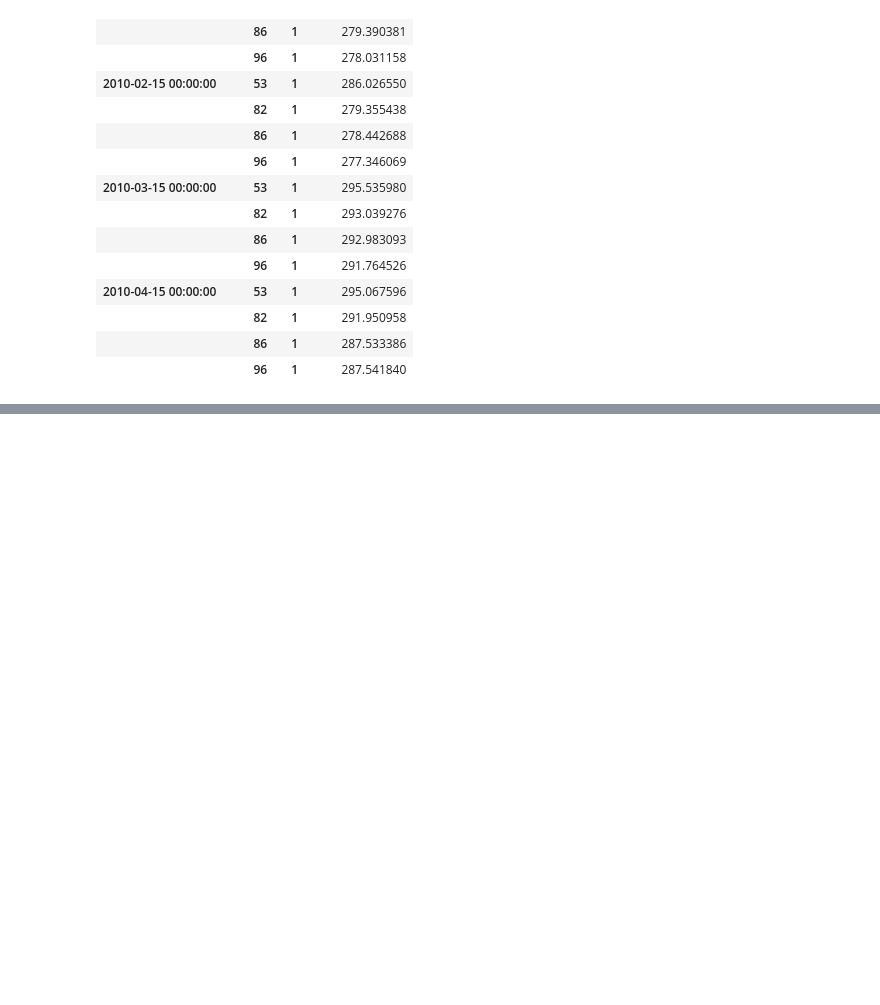
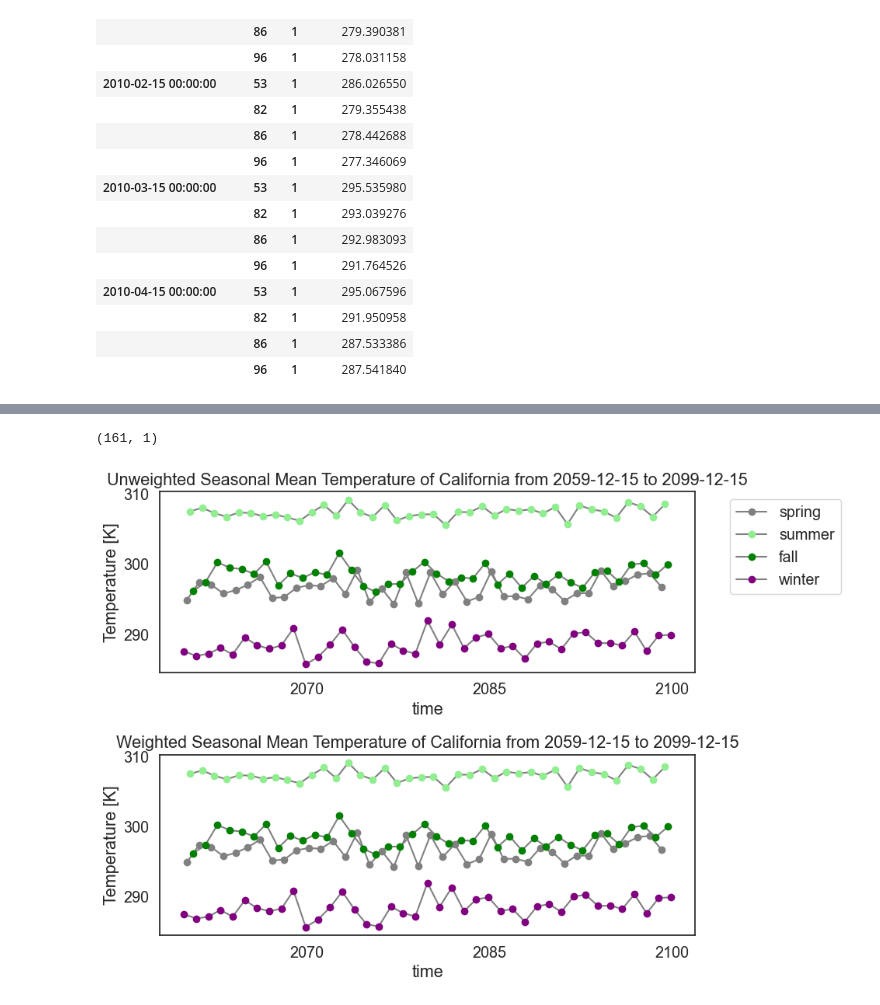
Before and after one commit to francescofustinoni/earthlab, a Jupyter notebook: hierarchical-data/NetCDF4CaliforniaClimateAnalysis.ipynb, the cells around one changed output, grey strips where cells are left out. Saved outputs shown, nothing was run; the diff lists cells and outputs as text; code cells hidden in the pictures; blank space fills up the shorter version.

```diff
--- a/hierarchical-data/NetCDF4CaliforniaClimateAnalysis.ipynb
+++ b/hierarchical-data/NetCDF4CaliforniaClimateAnalysis.ipynb
@@ -177,0 +280,41 @@ two_months_west_coast.groupby('region').mean(['lat', 'lon']).to_dataframe()
+# %%
+# Weighted Summary by Season
+
+# Calculate the number of days per month
+month_lenght = cali_temp_masked.time.dt.days_in_month
+
+# Weighted mean
+cali_weighted_mean = ((cali_temp_masked * month_lenght).resample(time='QS-DEC').sum() / month_lenght.resample(time='QS-DEC').sum())
+# Convert the 0 into Nan
+cali_weighted_mean = cali_weighted_mean.where(cali_weighted_mean)
+# Seasonal values for California
+cali_weighted_seasonal_value = cali_weighted_mean.groupby('time').mean(['lat', 'lon'])
+cali_weighted_seasonal_value.shape
+# %% [output]
+(161, 1)
+# %%
+# Plot the data by season compared with the UnWeighted ones
+f, (ax1, ax2) = plt.subplots(2, 1, figsize=(10, 7), sharey=False)
+for month, arr in cali_seasonal_mean.groupby('time.month'):
+    arr.plot(ax=ax1,
+             marker='o',
+             color='grey',
+             markerfacecolor=colors[month],
+             markeredgecolor=colors[month],
+             label=seasons[month])
+ax1.legend(bbox_to_anchor=(1.05, 1), loc='upper left')
+ax1.set_title(f'Unweighted Seasonal Mean Temperature of California from {start_date} to {end_date}')
+ax1.set_ylabel('Temperature [K]')
+for month, arr in cali_weighted_seasonal_value.groupby('time.month'):
+    arr.plot(ax=ax2,
+             marker='o',
+             color='grey',
+             markerfacecolor=colors[month],
+             markeredgecolor=colors[month],
+             label=seasons[month])
+ax2.set_title(f'Weighted Seasonal Mean Temperature of California from {start_date} to {end_date}')
+ax2.set_ylabel('Temperature [K]')
+f.tight_layout()
+plt.show()
+# %% [output]
+[figure, added]
```
Also changed, not shown: parts of 13 cells of this notebook.
